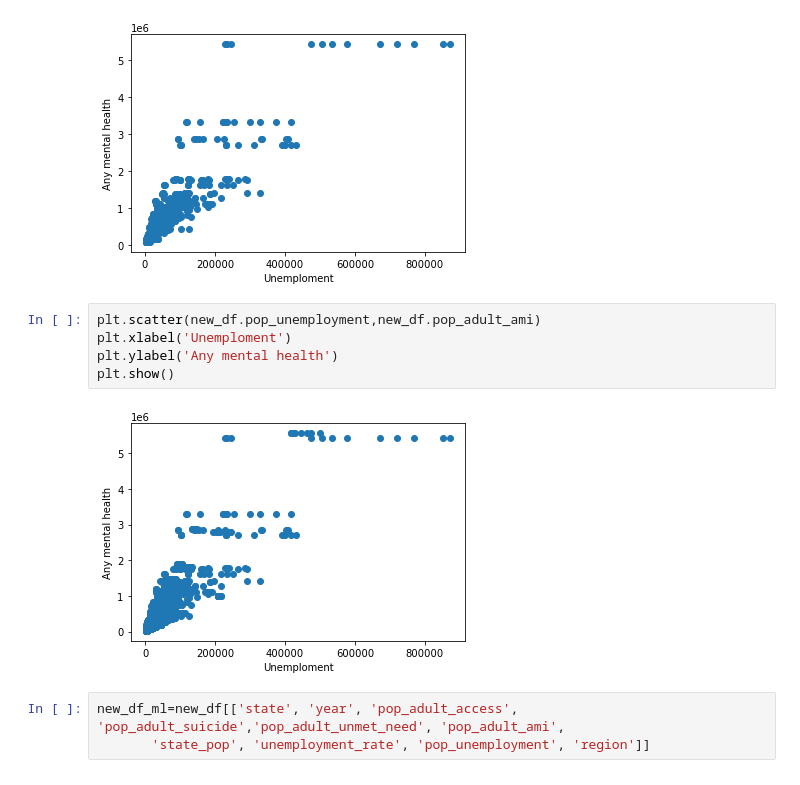
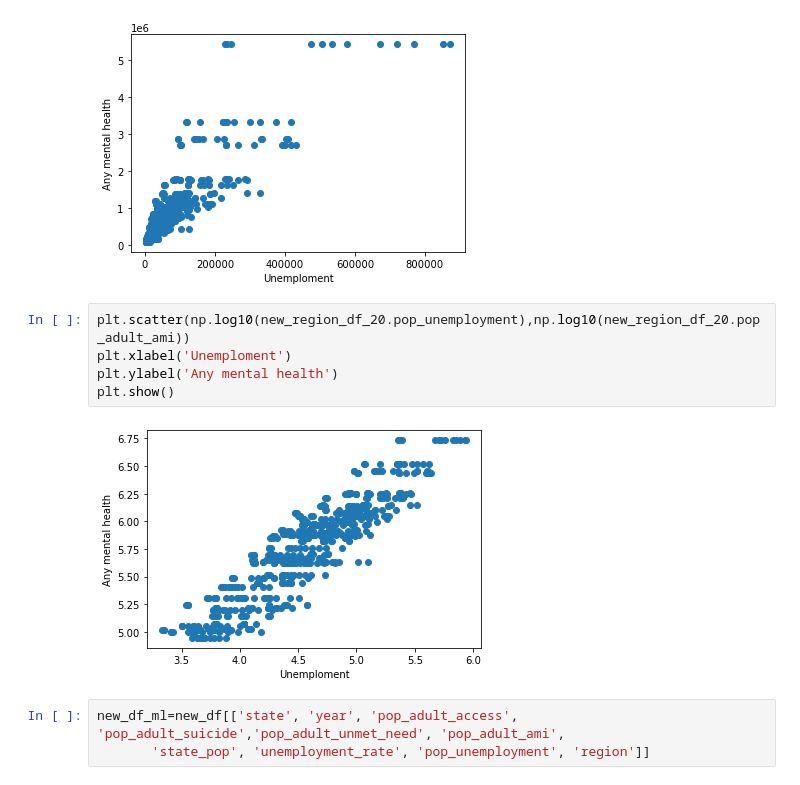
Before and after one commit to NoahToomeyBC/project-vu, a Jupyter notebook: ML_test/ml_data_test.ipynb, the cells around one changed output. Cells and saved outputs as stored; diff of their text form.

```diff
--- a/ML_test/ml_data_test.ipynb
+++ b/ML_test/ml_data_test.ipynb
@@ -483,12 +538,12 @@ plt.show()
 # %% [output]
 [figure]
 # %%
-plt.scatter(new_df.pop_unemployment,new_df.pop_adult_ami)
+plt.scatter(np.log10(new_region_df_20.pop_unemployment),np.log10(new_region_df_20.pop_adult_ami))
 plt.xlabel('Unemploment')
 plt.ylabel('Any mental health')
 plt.show()
 # %% [output]
-[figure, old version]
+[figure, new version]
 # %%
 new_df_ml=new_df[['state', 'year', 'pop_adult_access', 'pop_adult_suicide','pop_adult_unmet_need', 'pop_adult_ami',
        'state_pop', 'unemployment_rate', 'pop_unemployment', 'region']]
```
Also changed, not shown: parts of 47 cells of this notebook.
